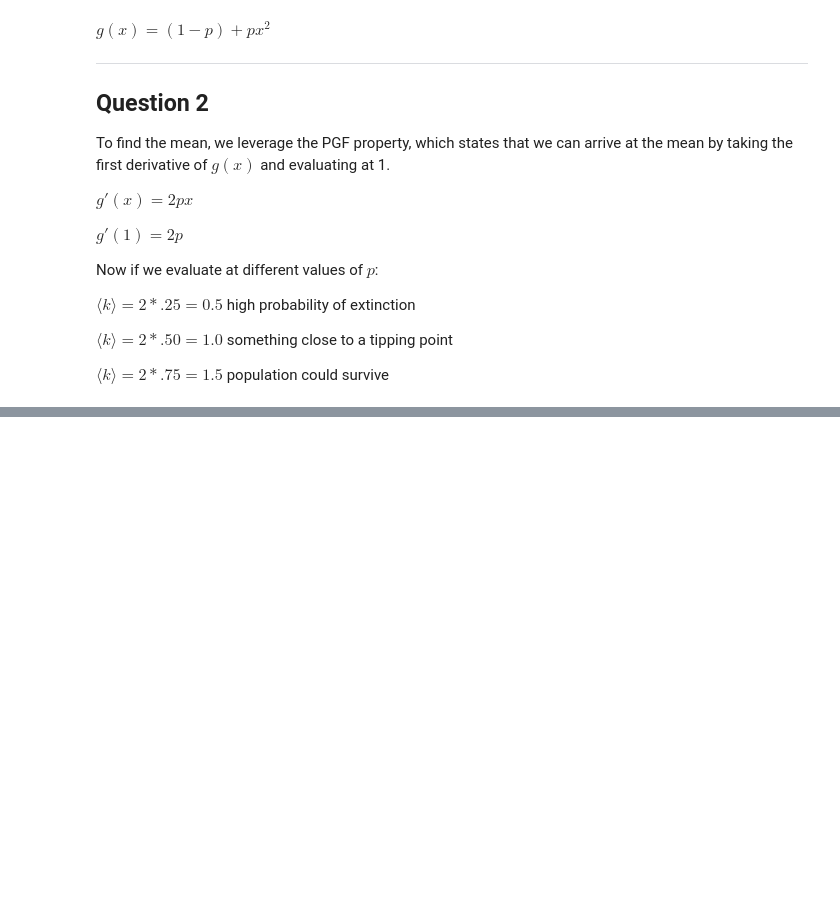
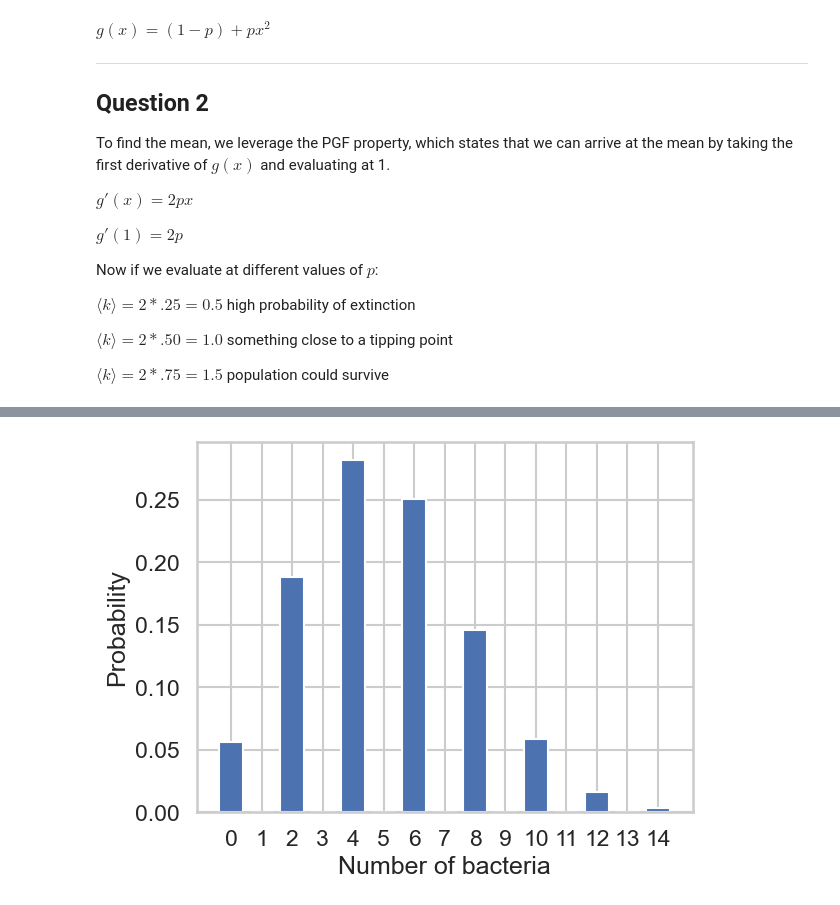
Before and after one commit to marobinette/ModelingComplexSystems, a Jupyter notebook: PGFs/mocs_assignment_1.ipynb, the cells around one changed output, grey strips where cells are left out. Saved outputs shown, nothing was run; the diff lists cells and outputs as text; code cells hidden in the pictures; blank space fills up the shorter version.

```diff
--- a/PGFs/mocs_assignment_1.ipynb
+++ b/PGFs/mocs_assignment_1.ipynb
@@ -241,0 +211,18 @@ plt.show()
+# %%
+p_values = [0.25, 0.5, 0.75]
+
+for p in p_values:
+    Q = lambda x: (1-p) + p*x**2
+    G0 = lambda x: x**10
+
+    x = c.copy()
+    x = Q(x)  # Apply once to get generation 1
+    pn = abs(np.fft.fft(G0(x))/N)
+
+    print(f"\np = {p}:")
+    print(f"  P(n=0) = {pn[0]:.6f} (extinction)")
+    print(f"  P(n=2) = {pn[2]:.6f}")
+    print(f"  P(n=4) = {pn[4]:.6f}")
+    print(f"  P(n=6) = {pn[6]:.6f}")
+    print(f"  Most likely: n = {np.argmax(pn)}")
+    print(f"  Mean: {np.sum(n * pn):.2f}")
@@ -241,0 +247,26 @@ plt.show()
+# %%
+
+# Single bacterium offspring PGF
+p = 0.25
+Q = lambda x: (1-p) + p*x**2
+
+# Initial population: 10 bacteria
+G0 = lambda x: x**10
+
+# FFT setup
+N = 15  # Only need ~30 points max for this distribution
+n = np.arange(N)
+c = np.exp(2*np.pi*1j*n/N)
+
+# Get generation 1 distribution
+pn = abs(np.fft.fft(G0(Q(c)))/N)
+
+# Create bar graph
+# plt.figure(figsize=(10, 6))
+plt.xticks(n)
+plt.bar(n,pn)
+plt.ylabel('Probability')
+plt.xlabel('Number of bacteria')
+plt.show()
+# %% [output]
+[figure, added]
```
Also changed, not shown: parts of 2 cells of this notebook.
